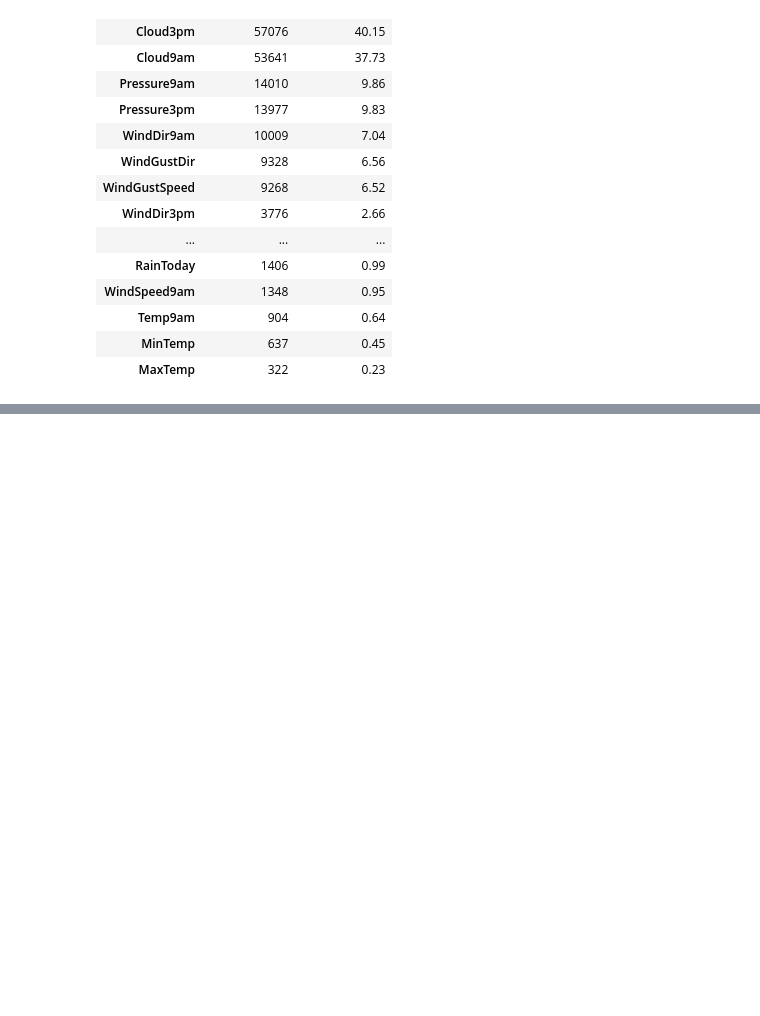
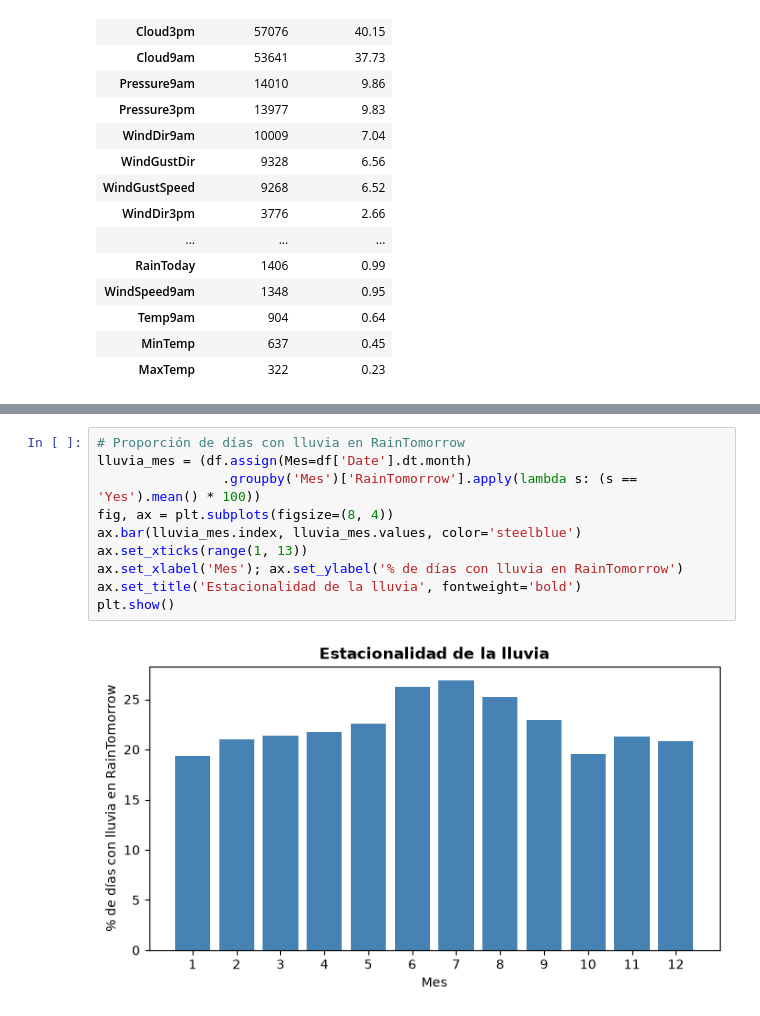
Before and after one commit to federicomarias/AA1-TUIA-Arias-Bousono, a Jupyter notebook: TP-clasificacion-AA1.ipynb, the cells around one changed output, grey strips where cells are left out. Saved outputs shown, nothing was run; the diff lists cells and outputs as text; blank space fills up the shorter version.

```diff
--- a/TP-clasificacion-AA1.ipynb
+++ b/TP-clasificacion-AA1.ipynb
@@ -304,0 +312,12 @@ Para evitar la pérdida de más del 60% del dataset que implicaría una eliminac
+# %%
+# Proporción de días con lluvia en RainTomorrow
+lluvia_mes = (df.assign(Mes=df['Date'].dt.month)
+                .groupby('Mes')['RainTomorrow'].apply(lambda s: (s == 'Yes').mean() * 100))
+fig, ax = plt.subplots(figsize=(8, 4))
+ax.bar(lluvia_mes.index, lluvia_mes.values, color='steelblue')
+ax.set_xticks(range(1, 13))
+ax.set_xlabel('Mes'); ax.set_ylabel('% de días con lluvia en RainTomorrow')
+ax.set_title('Estacionalidad de la lluvia', fontweight='bold')
+plt.show()
+# %% [output]
+[figure, added]
```
Also changed, not shown: parts of 12 cells of this notebook.
